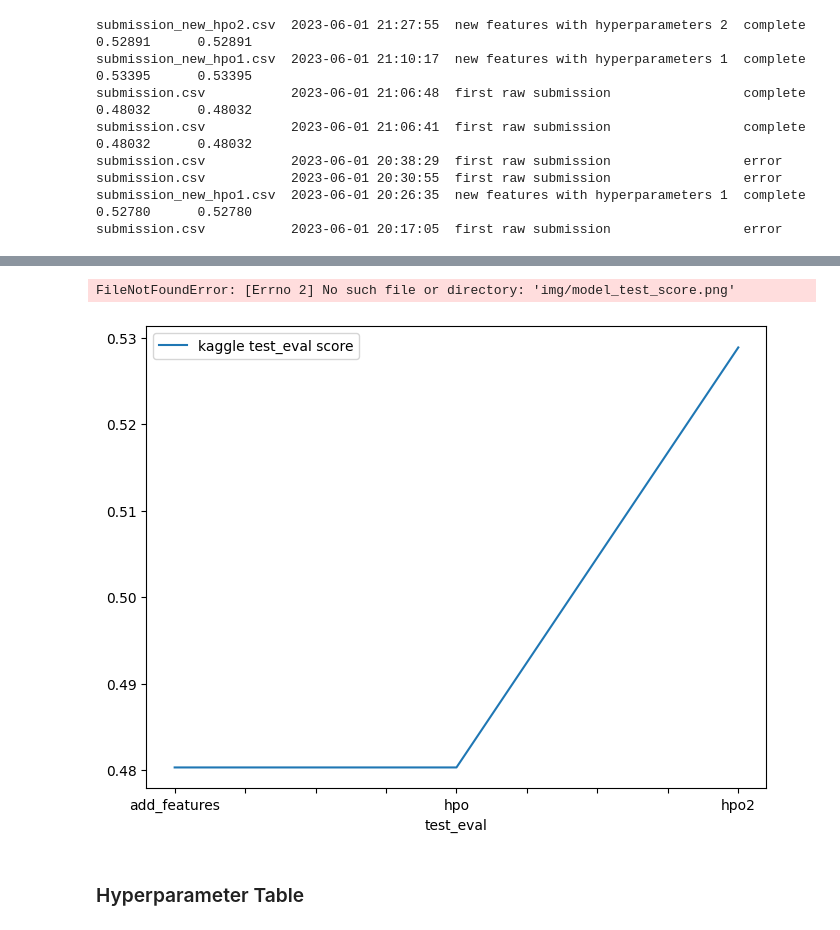
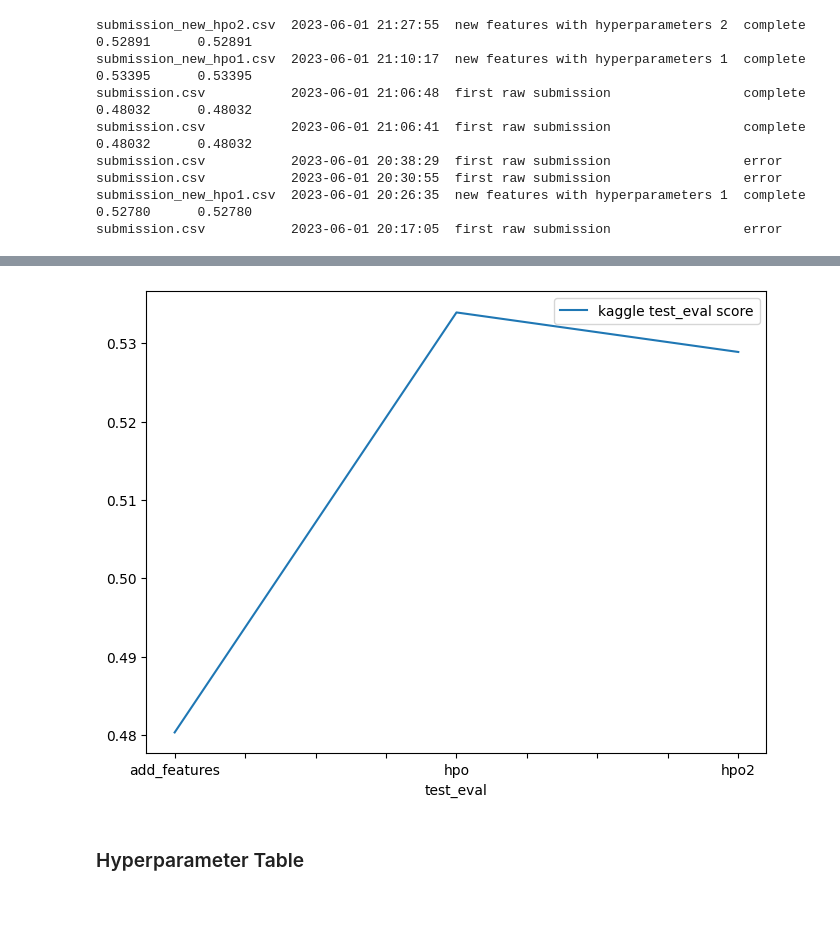
Before and after one commit to ashurohilla/sharingbikeprediction, a Jupyter notebook: train.ipynb, the cells around one changed output, grey strips where cells are left out. Drawn from its saved outputs; the diff is of its cells as text; code cells hidden in the pictures.

```diff
--- a/train.ipynb
+++ b/train.ipynb
@@ -1240,15 +1239,14 @@ FileNotFoundError: [Errno 2] No such file or directory: 'img/model_train_score.p
 # %%
 #Take the 3 kaggle scores (or more) and create a line plot to show improvement
 fig = pd.DataFrame(
     {
         "test_eval": ["add_features", "hpo", "hpo2", ],
-        "kaggle test_eval score": [0.4803  , 0.4803 , 0.5289, ]
+        "kaggle test_eval score": [0.4803  , 0.53395 , 0.5289, ]
     }
 ).plot(x="test_eval", y="kaggle test_eval score", figsize=(8, 6)).get_figure()
 fig.savefig('img/model_test_score.png')
 # %% [output]
-FileNotFoundError: [Errno 2] No such file or directory: 'img/model_test_score.png'
-[figure, old version]
+[figure, new version]
 # %% [markdown]
 ### Hyperparameter Table
 # %%
```
Also changed, not shown: parts of 2 cells of this notebook, 4 other files.
